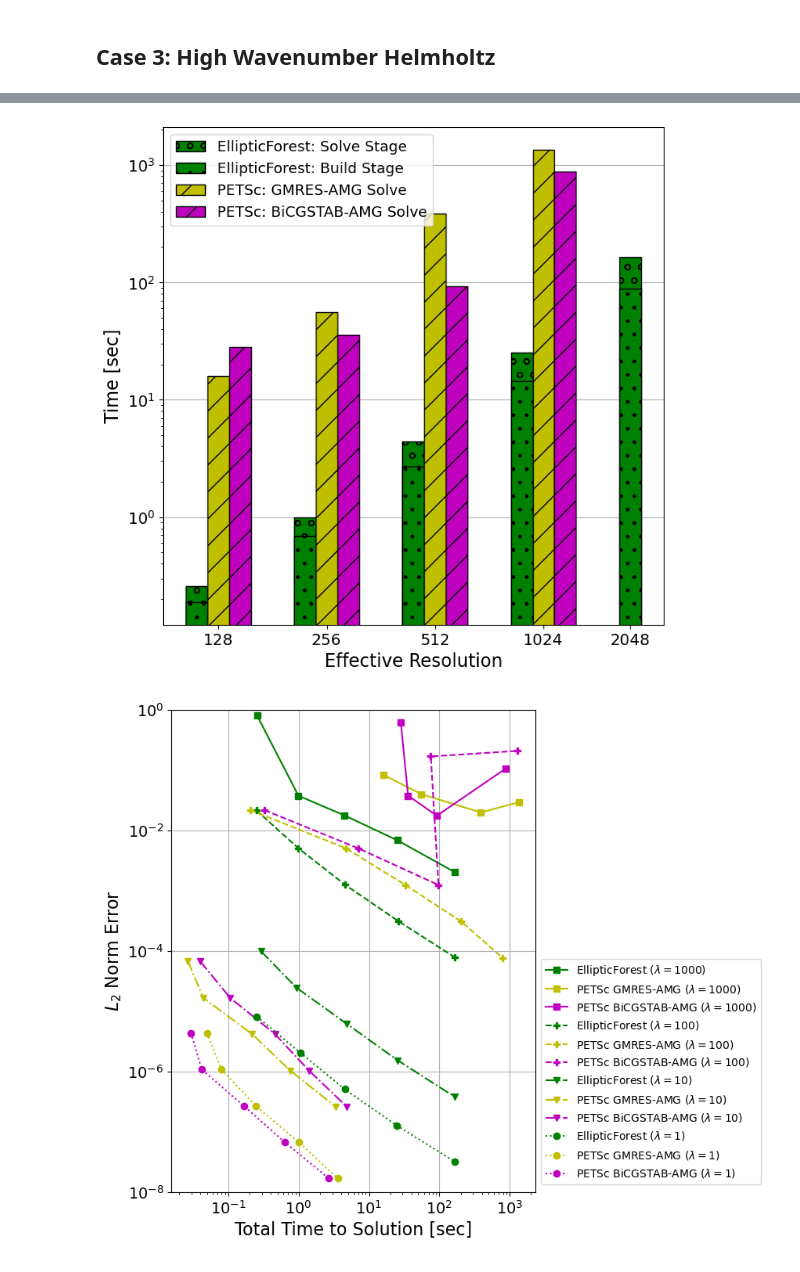
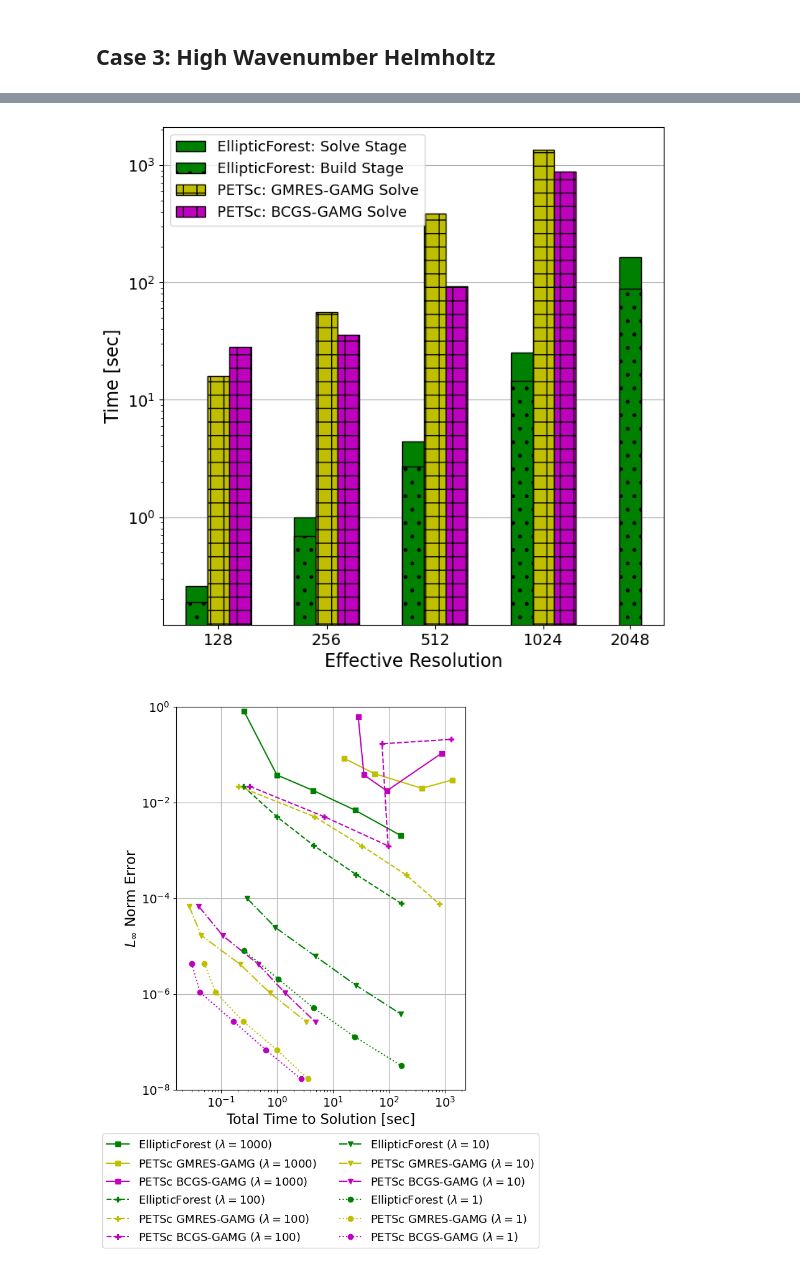
Before and after one commit to DamynChipman/Dissertation, a Jupyter notebook: src/scripts/plots.ipynb, the cells around one changed output, grey strips where cells are left out. Saved outputs shown, nothing was run; the diff lists cells and outputs as text; code cells hidden in the pictures.

```diff
--- a/src/scripts/plots.ipynb
+++ b/src/scripts/plots.ipynb
@@ -340,8 +371,8 @@ plt.savefig(fig_dir + 'case02-work-precision-plots-no-title.png')
 # %%
 # Import data
 data_elliptic_forest_uniform = pd.read_csv(data_dir + 'case03-elliptic-forest-uniform.csv')
-data_petsc_gmres_uniform = pd.read_csv(data_dir + 'case03-petsc-gmres-uniform.csv')
-data_petsc_bcgs_uniform = pd.read_csv(data_dir + 'case03-petsc-bcgs-uniform.csv')
+data_petsc_gmres_uniform = pd.read_csv(data_dir + 'case03-petsc-gmres-gamg-uniform.csv')
+data_petsc_bcgs_uniform = pd.read_csv(data_dir + 'case03-petsc-bcgs-gamg-uniform.csv')
 # %%
 ef_uniform_build_time = np.array(data_elliptic_forest_uniform['build_time'])[0:5]
 ef_uniform_upwards_time = np.array(data_elliptic_forest_uniform['upwards_time'])[0:5]
@@ -545,7 +576,7 @@ offset += width
 ef_uniform_bars = [
     ax.bar(
         np.array([0, 1, 2, 3, 4]) + offset, ef_uniform_build_time + ef_uniform_solve_time,
-        color='g', edgecolor='k', hatch='o', label='EllipticForest: Solve Stage', align='edge', width=width, log=True
+        color='g', edgecolor='k', label='EllipticForest: Solve Stage', align='edge', width=width, log=True
     ),
     ax.bar(
         np.array([0, 1, 2, 3, 4]) + offset, ef_uniform_build_time,
@@ -557,7 +588,7 @@ offset += width
 petsc_gmres_bars = [
     ax.bar(
         np.array([0, 1, 2, 3]) + offset, petsc_gmres_uniform_solve_time,
-        color='y', edgecolor='k', hatch='/', label='PETSc: GMRES-AMG Solve', align='edge', width=width, log=True
+        color='y', edgecolor='k', hatch='+', label='PETSc: GMRES-GAMG Solve', align='edge', width=width, log=True
     )
 ]
 
@@ -565,7 +596,7 @@ offset += width
 petsc_bcgs_bars = [
     ax.bar(
         np.array([0, 1, 2, 3]) + offset, petsc_bcgs_uniform_solve_time,
-        color='m', edgecolor='k', hatch='/', label='PETSc: BiCGSTAB-AMG Solve', align='edge', width=width, log=True
+        color='m', edgecolor='k', hatch='+', label='PETSc: BCGS-GAMG Solve', align='edge', width=width, log=True
     )
 ]
 
@@ -582,10 +613,10 @@ ax.set_axisbelow(True)
 
 # ax.set_title(r'Helmholtz Equation Comparison $(\lambda=1000)$')
 
-plt.savefig(fig_dir + 'case03-l1000-stacked-bar-plot-comparisons-no-title.pdf')
-plt.savefig(fig_dir + 'case03-l1000-stacked-bar-plot-comparisons-no-title.png')
+plt.savefig(fig_dir + 'case03-l1000-stacked-bar-plot-comparisons-no-title.pdf', bbox_inches='tight')
+plt.savefig(fig_dir + 'case03-l1000-stacked-bar-plot-comparisons-no-title.png', bbox_inches='tight')
 # %% [output]
-[figure, old version]
+[figure, new version]
 # %%
 ef_uniform_l1_error_l1 = np.array(data_elliptic_forest_uniform['l1_error'])[0:5]
 ef_uniform_l2_error_l1 = np.array(data_elliptic_forest_uniform['l2_error'])[0:5]
@@ -639,41 +670,41 @@ ef_uniform_total_time_l1000 = np.array(data_elliptic_forest_uniform['total_time'
 
 petsc_gmres_uniform_l1_error_l1000 = np.array(data_petsc_gmres_uniform['l1_error'])[15:19]
 petsc_gmres_uniform_l2_error_l1000 = np.array(data_petsc_gmres_uniform['l2_error'])[15:19]
 petsc_gmres_uniform_lI_error_l1000 = np.array(data_petsc_gmres_uniform['lI_error'])[15:19]
 petsc_gmres_uniform_total_time_l1000 = np.array(data_petsc_gmres_uniform['total_time'])[15:19]
 
 petsc_bcgs_uniform_l1_error_l1000 = np.array(data_petsc_bcgs_uniform['l1_error'])[15:19]
 petsc_bcgs_uniform_l2_error_l1000 = np.array(data_petsc_bcgs_uniform['l2_error'])[15:19]
 petsc_bcgs_uniform_lI_error_l1000 = np.array(data_petsc_bcgs_uniform['lI_error'])[15:19]
 petsc_bcgs_uniform_total_time_l1000 = np.array(data_petsc_bcgs_uniform['total_time'])[15:19]
 
 fig, ax = plt.subplots(figsize=(6,8))
 
 ax.loglog(ef_uniform_total_time_l1000, ef_uniform_lI_error_l1000, 'g-s', label='EllipticForest $(\lambda=1000)$')
-ax.loglog(petsc_gmres_uniform_total_time_l1000, petsc_gmres_uniform_lI_error_l1000, 'y-s', label='PETSc GMRES-AMG $(\lambda=1000)$')
-ax.loglog(petsc_bcgs_uniform_total_time_l1000, petsc_bcgs_uniform_lI_error_l1000, 'm-s', label='PETSc BiCGSTAB-AMG $(\lambda=1000)$')
+ax.loglog(petsc_gmres_uniform_total_time_l1000, petsc_gmres_uniform_lI_error_l1000, 'y-s', label='PETSc GMRES-GAMG $(\lambda=1000)$')
+ax.loglog(petsc_bcgs_uniform_total_time_l1000, petsc_bcgs_uniform_lI_error_l1000, 'm-s', label='PETSc BCGS-GAMG $(\lambda=1000)$')
 
 ax.loglog(ef_uniform_total_time_l100, ef_uniform_lI_error_l100, 'g--P', label='EllipticForest $(\lambda=100)$')
-ax.loglog(petsc_gmres_uniform_total_time_l100, petsc_gmres_uniform_lI_error_l100, 'y--P', label='PETSc GMRES-AMG $(\lambda=100)$')
-ax.loglog(petsc_bcgs_uniform_total_time_l100, petsc_bcgs_uniform_lI_error_l100, 'm--P', label='PETSc BiCGSTAB-AMG $(\lambda=100)$')
+ax.loglog(petsc_gmres_uniform_total_time_l100, petsc_gmres_uniform_lI_error_l100, 'y--P', label='PETSc GMRES-GAMG $(\lambda=100)$')
+ax.loglog(petsc_bcgs_uniform_total_time_l100, petsc_bcgs_uniform_lI_error_l100, 'm--P', label='PETSc BCGS-GAMG $(\lambda=100)$')
 
 ax.loglog(ef_uniform_total_time_l10, ef_uniform_lI_error_l10, 'g-.v', label='EllipticForest $(\lambda=10)$')
-ax.loglog(petsc_gmres_uniform_total_time_l10, petsc_gmres_uniform_lI_error_l10, 'y-.v', label='PETSc GMRES-AMG $(\lambda=10)$')
-ax.loglog(petsc_bcgs_uniform_total_time_l10, petsc_bcgs_uniform_lI_error_l10, 'm-.v', label='PETSc BiCGSTAB-AMG $(\lambda=10)$')
+ax.loglog(petsc_gmres_uniform_total_time_l10, petsc_gmres_uniform_lI_error_l10, 'y-.v', label='PETSc GMRES-GAMG $(\lambda=10)$')
+ax.loglog(petsc_bcgs_uniform_total_time_l10, petsc_bcgs_uniform_lI_error_l10, 'm-.v', label='PETSc BCGS-GAMG $(\lambda=10)$')
 
 ax.loglog(ef_uniform_total_time_l1, ef_uniform_lI_error_l1, 'g:o', label='EllipticForest $(\lambda=1)$')
-ax.loglog(petsc_gmres_uniform_total_time_l1, petsc_gmres_uniform_lI_error_l1, 'y:o', label='PETSc GMRES-AMG $(\lambda=1)$')
-ax.loglog(petsc_bcgs_uniform_total_time_l1, petsc_bcgs_uniform_lI_error_l1, 'm:o', label='PETSc BiCGSTAB-AMG $(\lambda=1)$')
+ax.loglog(petsc_gmres_uniform_total_time_l1, petsc_gmres_uniform_lI_error_l1, 'y:o', label='PETSc GMRES-GAMG $(\lambda=1)$')
+ax.loglog(petsc_bcgs_uniform_total_time_l1, petsc_bcgs_uniform_lI_error_l1, 'm:o', label='PETSc BCGS-GAMG $(\lambda=1)$')
 
 ax.set_ylim([1e-8, 1e0])
 ax.set_xlabel('Total Time to Solution [sec]', size=16)
-ax.set_ylabel(r'$L_2$ Norm Error', size=16)
-ax.legend(loc='center left', bbox_to_anchor=(1, 0.25))
+ax.set_ylabel(r'$L_{\infty}$ Norm Error', size=16)
+ax.legend(loc='upper center', bbox_to_anchor=(0.5, -0.1), ncol=2, prop={'size': 13})
 ax.tick_params(axis='both', labelsize=14)
 ax.grid()
 
 # ax.set_title(r'Work-Precision Plots for Helmholtz Equation and Varying $\lambda$', size=16)
 plt.savefig(fig_dir + 'case03-work-precision-plots-no-title.pdf', bbox_inches='tight')
 plt.savefig(fig_dir + 'case03-work-precision-plots-no-title.png', bbox_inches='tight')
 # %% [output]
-[figure, old version]
+[figure, new version]
```
Also changed, not shown: parts of 9 cells of this notebook, 22 other files.
